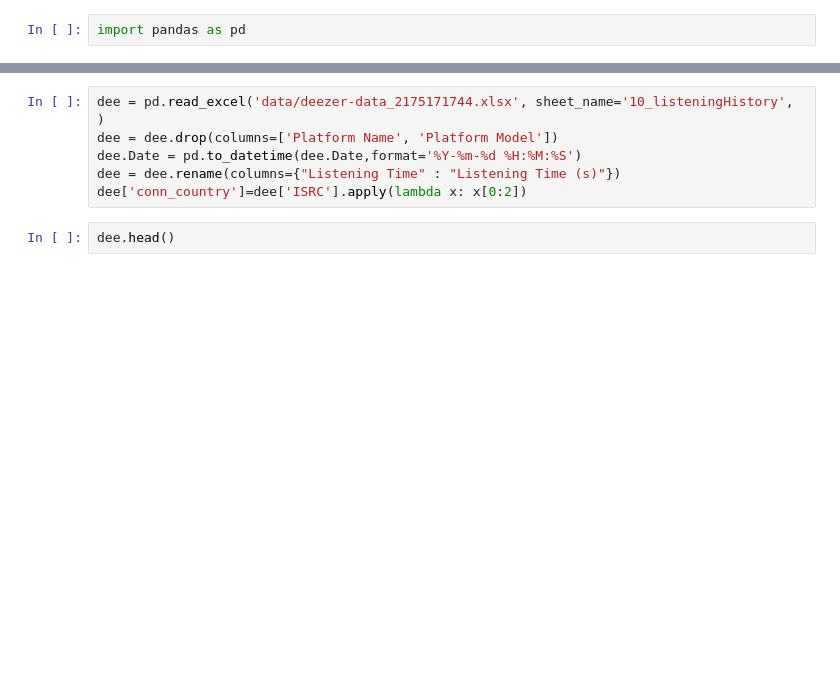
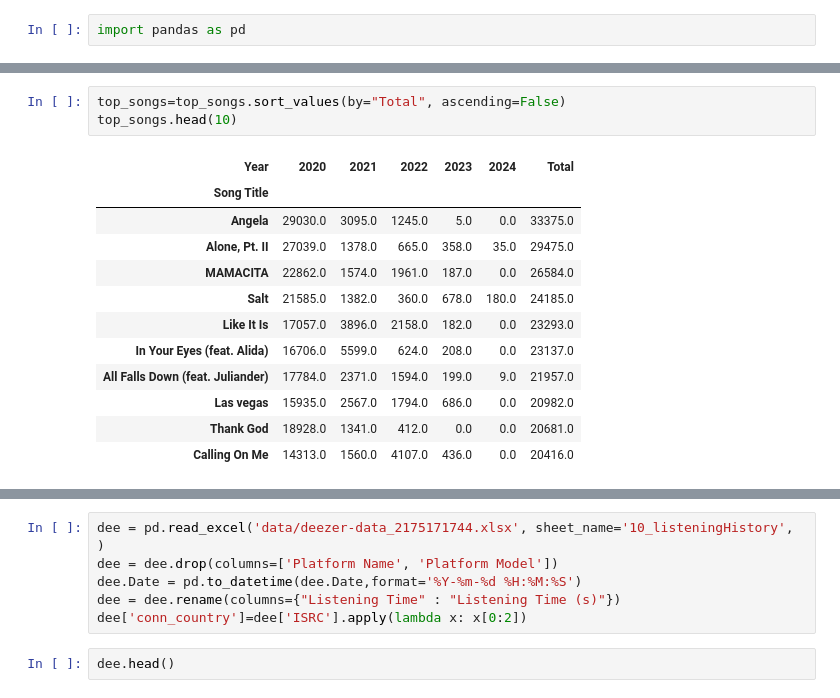
Before and after one commit to MarionBml/deezer-dataset, a Jupyter notebook: notebook.ipynb, the cells around one changed output, grey strips where cells are left out. Drawn from its saved outputs; the diff is of its cells as text; blank space fills up the shorter version.

```diff
--- a/notebook.ipynb
+++ b/notebook.ipynb
@@ -2,0 +95,16 @@ import pandas as pd
+# %%
+top_songs=top_songs.sort_values(by="Total", ascending=False)
+top_songs.head(10)
+# %% [output]
+| Year | 2020 | 2021 | 2022 | 2023 | 2024 | Total |
+| Song Title |  |  |  |  |  |  |
+| Angela | 29030.0 | 3095.0 | 1245.0 | 5.0 | 0.0 | 33375.0 |
+| Alone, Pt. II | 27039.0 | 1378.0 | 665.0 | 358.0 | 35.0 | 29475.0 |
+| MAMACITA | 22862.0 | 1574.0 | 1961.0 | 187.0 | 0.0 | 26584.0 |
+| Salt | 21585.0 | 1382.0 | 360.0 | 678.0 | 180.0 | 24185.0 |
+| Like It Is | 17057.0 | 3896.0 | 2158.0 | 182.0 | 0.0 | 23293.0 |
+| In Your Eyes (feat. Alida) | 16706.0 | 5599.0 | 624.0 | 208.0 | 0.0 | 23137.0 |
+| All Falls Down (feat. Juliander) | 17784.0 | 2371.0 | 1594.0 | 199.0 | 9.0 | 21957.0 |
+| Las vegas | 15935.0 | 2567.0 | 1794.0 | 686.0 | 0.0 | 20982.0 |
+| Thank God | 18928.0 | 1341.0 | 412.0 | 0.0 | 0.0 | 20681.0 |
+| Calling On Me | 14313.0 | 1560.0 | 4107.0 | 436.0 | 0.0 | 20416.0 |
```
Also changed, not shown: parts of 18 cells of this notebook, 2 other files.
